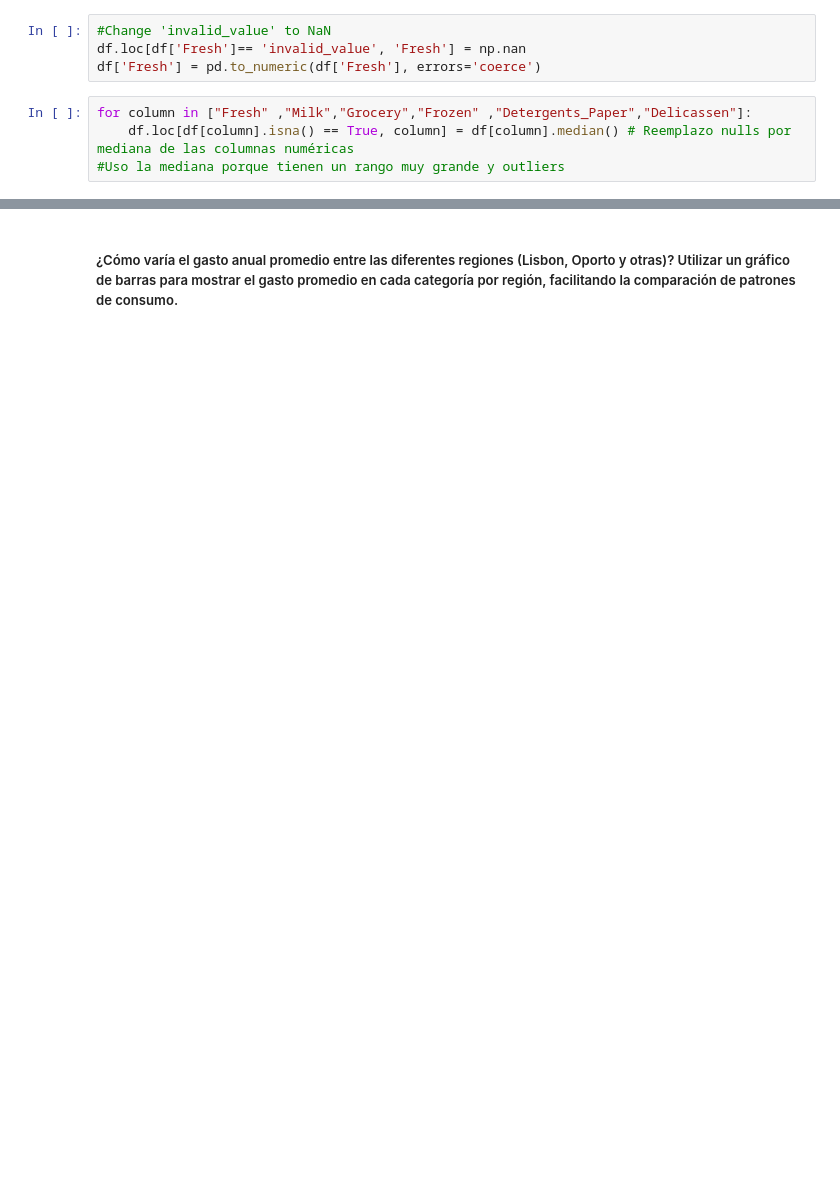
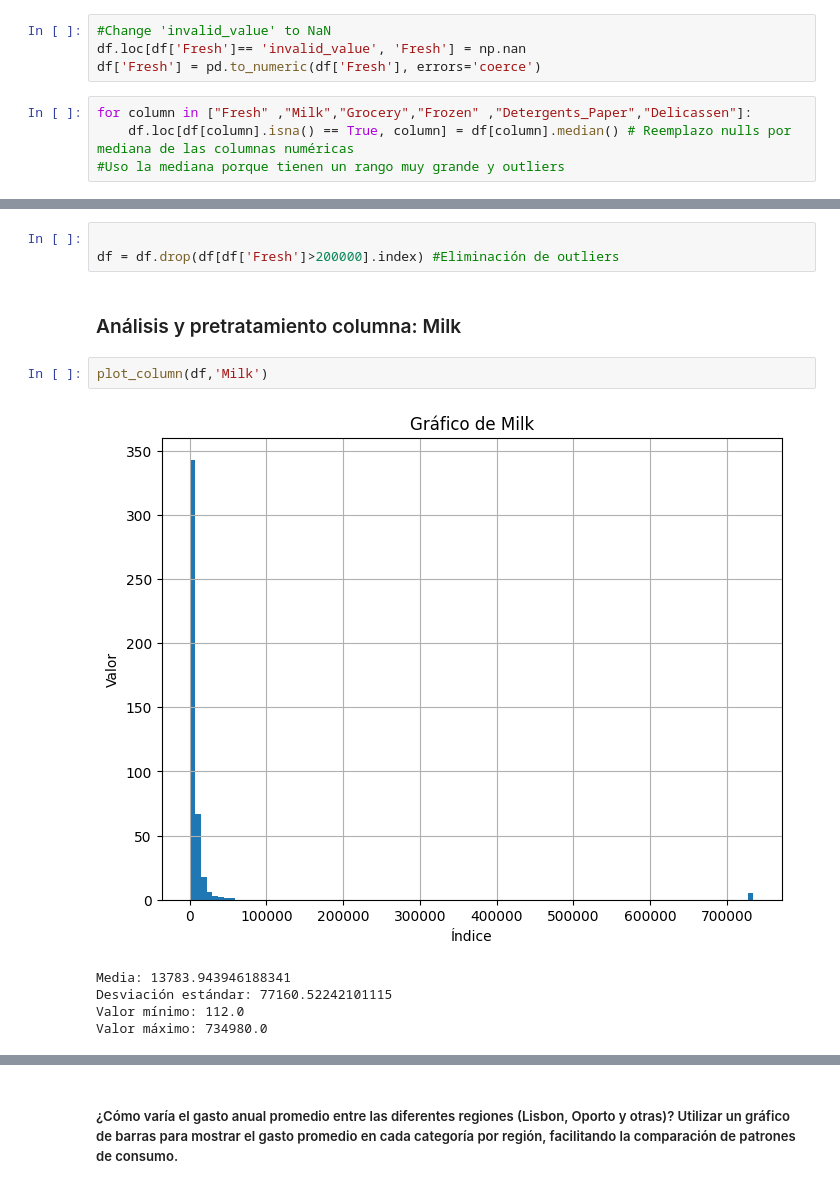
Before and after one commit to rsotelo14/practicos-analisis-de-datos, a Jupyter notebook: Entrega final/proyecto_final.ipynb, the cells around one changed output, grey strips where cells are left out. Drawn from its saved outputs; the diff is of its cells as text; blank space fills up the shorter version.

```diff
--- a/Entrega final/proyecto_final.ipynb
+++ b/Entrega final/proyecto_final.ipynb
@@ -121 +130,14 @@ Q1
+# %%
+
+df = df.drop(df[df['Fresh']>200000].index) #Eliminación de outliers
+# %% [markdown]
+### Análisis y pretratamiento columna: Milk
+# %%
+plot_column(df,'Milk')
+# %% [output]
+[figure, added]
+Media: 13783.943946188341
+Desviación estándar: 77160.52242101115
+Valor mínimo: 112.0
+Valor máximo: 734980.0
 # %%
```
Also changed, not shown: parts of 35 cells of this notebook.
